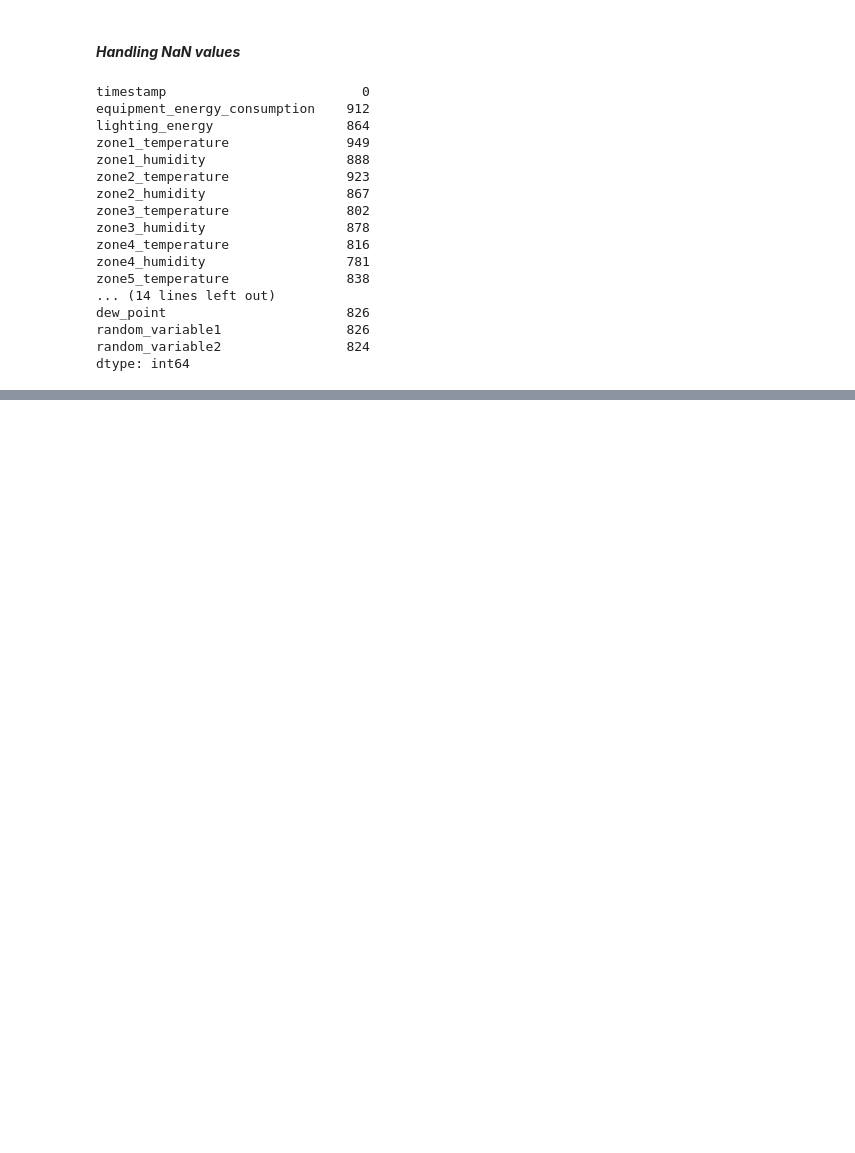
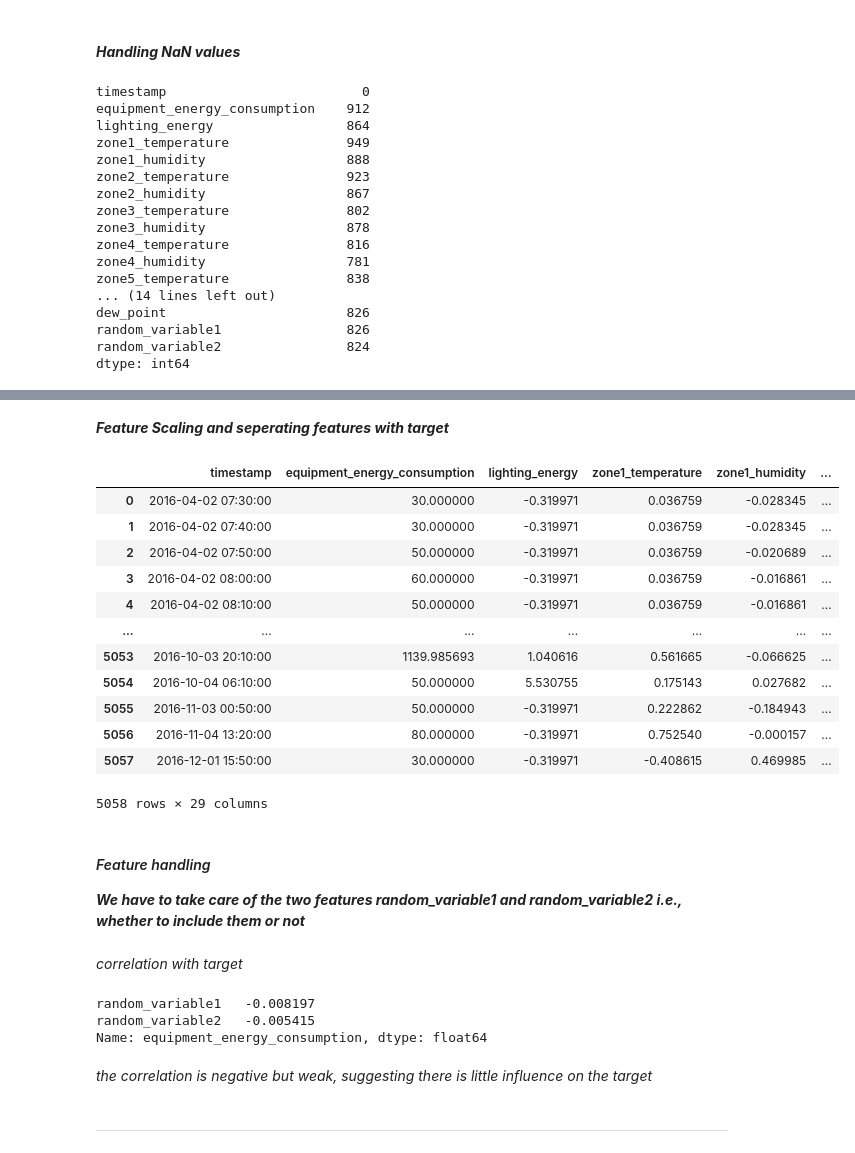
Before and after one commit to Shiv-am-04/DS-Intern-Assignment-Shivam-Ghuge, a Jupyter notebook: notebook/energy_prediction.ipynb, the cells around one changed output, grey strips where cells are left out. Drawn from its saved outputs; the diff is of its cells as text; code cells hidden in the pictures; blank space fills up the shorter version.

```diff
--- a/notebook/energy_prediction.ipynb
+++ b/notebook/energy_prediction.ipynb
@@ -208,0 +263,49 @@ dtype: int64
+# %% [markdown]
+***Feature Scaling and seperating features with target***
+# %%
+from sklearn.preprocessing import StandardScaler
+
+scaler = StandardScaler()
+# %%
+train_scaled = scaler.fit_transform(train.drop(columns=['timestamp','equipment_energy_consumption']))
+test_scaled = scaler.transform(test.drop(columns=['timestamp','equipment_energy_consumption']))
+# %%
+train_scaled = pd.DataFrame(train_scaled,columns=train.drop(columns=['timestamp','equipment_energy_consumption']).columns)
+test_scaled = pd.DataFrame(test_scaled,columns=test.drop(columns=['timestamp','equipment_energy_consumption']).columns)
+# %%
+train_scaled = pd.concat((train[['timestamp','equipment_energy_consumption']],train_scaled),axis=1)
+test_scaled = pd.concat((test[['timestamp','equipment_energy_consumption']].reset_index(drop=True),test_scaled),axis=1)
+# %%
+test_scaled
+# %% [output]
+|  | timestamp | equipment_energy_consumption | lighting_energy | zone1_temperature | zone1_humidity | ... |
+| 0 | 2016-04-02 07:30:00 | 30.000000 | -0.319971 | 0.036759 | -0.028345 | ... |
+| 1 | 2016-04-02 07:40:00 | 30.000000 | -0.319971 | 0.036759 | -0.028345 | ... |
+| 2 | 2016-04-02 07:50:00 | 50.000000 | -0.319971 | 0.036759 | -0.020689 | ... |
+| 3 | 2016-04-02 08:00:00 | 60.000000 | -0.319971 | 0.036759 | -0.016861 | ... |
+| 4 | 2016-04-02 08:10:00 | 50.000000 | -0.319971 | 0.036759 | -0.016861 | ... |
+| ... | ... | ... | ... | ... | ... | ... |
+| 5053 | 2016-10-03 20:10:00 | 1139.985693 | 1.040616 | 0.561665 | -0.066625 | ... |
+| 5054 | 2016-10-04 06:10:00 | 50.000000 | 5.530755 | 0.175143 | 0.027682 | ... |
+| 5055 | 2016-11-03 00:50:00 | 50.000000 | -0.319971 | 0.222862 | -0.184943 | ... |
+| 5056 | 2016-11-04 13:20:00 | 80.000000 | -0.319971 | 0.752540 | -0.000157 | ... |
+| 5057 | 2016-12-01 15:50:00 | 30.000000 | -0.319971 | -0.408615 | 0.469985 | ... |
+5058 rows × 29 columns
+# %% [markdown]
+#### *Feature handling*
+
+***We have to take care of the two features random_variable1 and random_variable2 i.e., whether to include them or not***
+# %% [markdown]
+*correlation with target*
+# %%
+corr_matrix = train_scaled.drop(columns=['timestamp']).corr()
+
+print(corr_matrix['equipment_energy_consumption'][['random_variable1','random_variable2']])
+# %% [output]
+random_variable1   -0.008197
+random_variable2   -0.005415
+Name: equipment_energy_consumption, dtype: float64
+# %% [markdown]
+*the correlation is negative but weak, suggesting there is little influence on the target*
+# %% [markdown]
+----------------------------------
```
Also changed, not shown: parts of 59 cells of this notebook, 15 other files.
